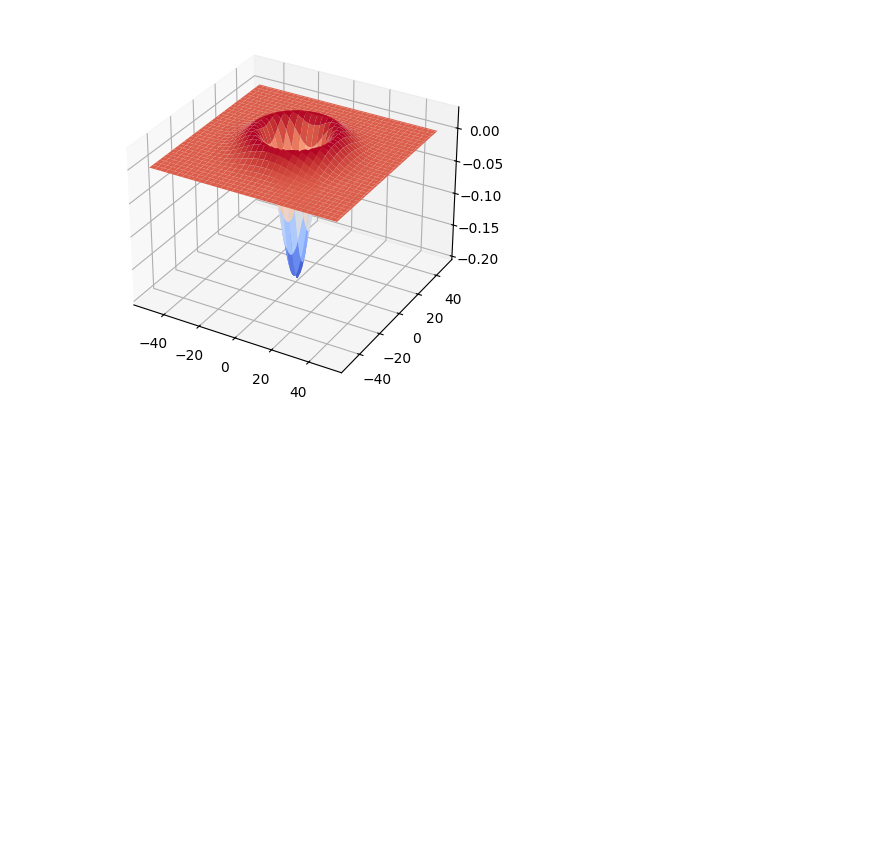
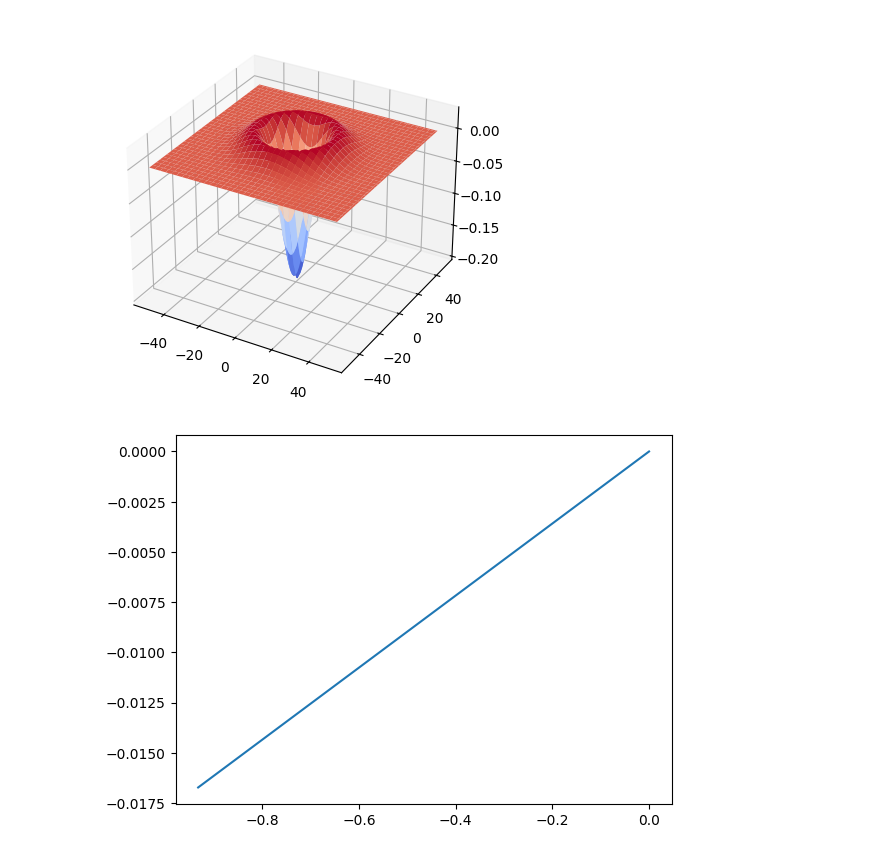
Before and after one commit to RPX2001/Computer-Vision-Codes, a Jupyter notebook: Edge_detection1.ipynb, the cells around one changed output. Drawn from its saved outputs; the diff is of its cells as text; code cells hidden in the pictures; blank space fills up the shorter version.

```diff
--- a/Edge_detection1.ipynb
+++ b/Edge_detection1.ipynb
@@ -30,3 +30,18 @@ ax.plot_surface(X,Y,L,cmap='coolwarm')
 plt.show()
 # %% [output]
 [figure]
+# %%
+A = np.array( [x-np.mean(x),y-np.mean(y)] )
+U,S,V = np.linalg.svd(A)
+
+# eigenvector associated with the smallest eigenvalue
+v = V[1,:]
+a = V[0,0]
+b = V[1]
+
+# plot the eigenvector
+plt.figure()
+plt.plot([0,v[0]],[0,v[1]])
+plt.show()
+# %% [output]
+[figure, added]
```
